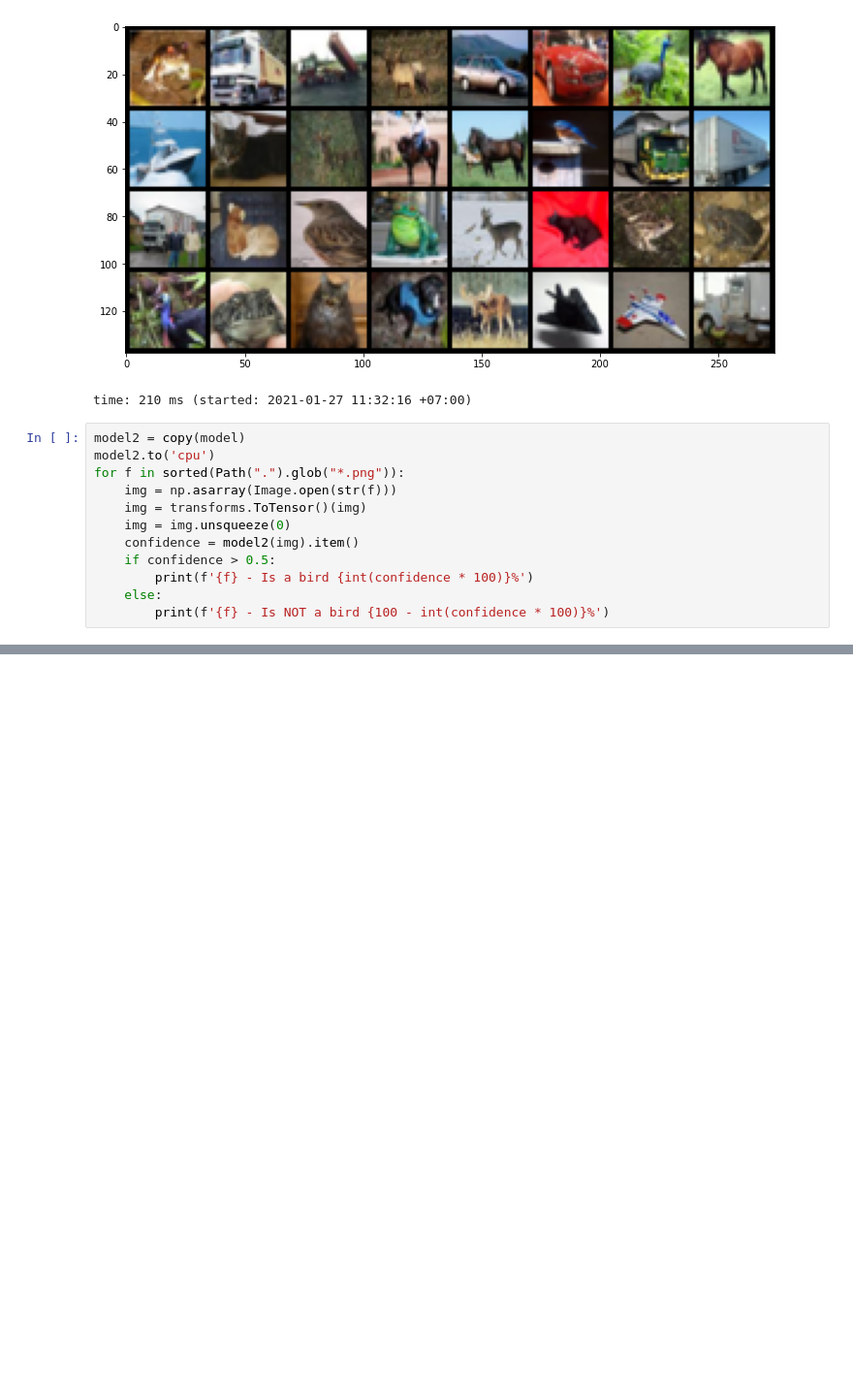
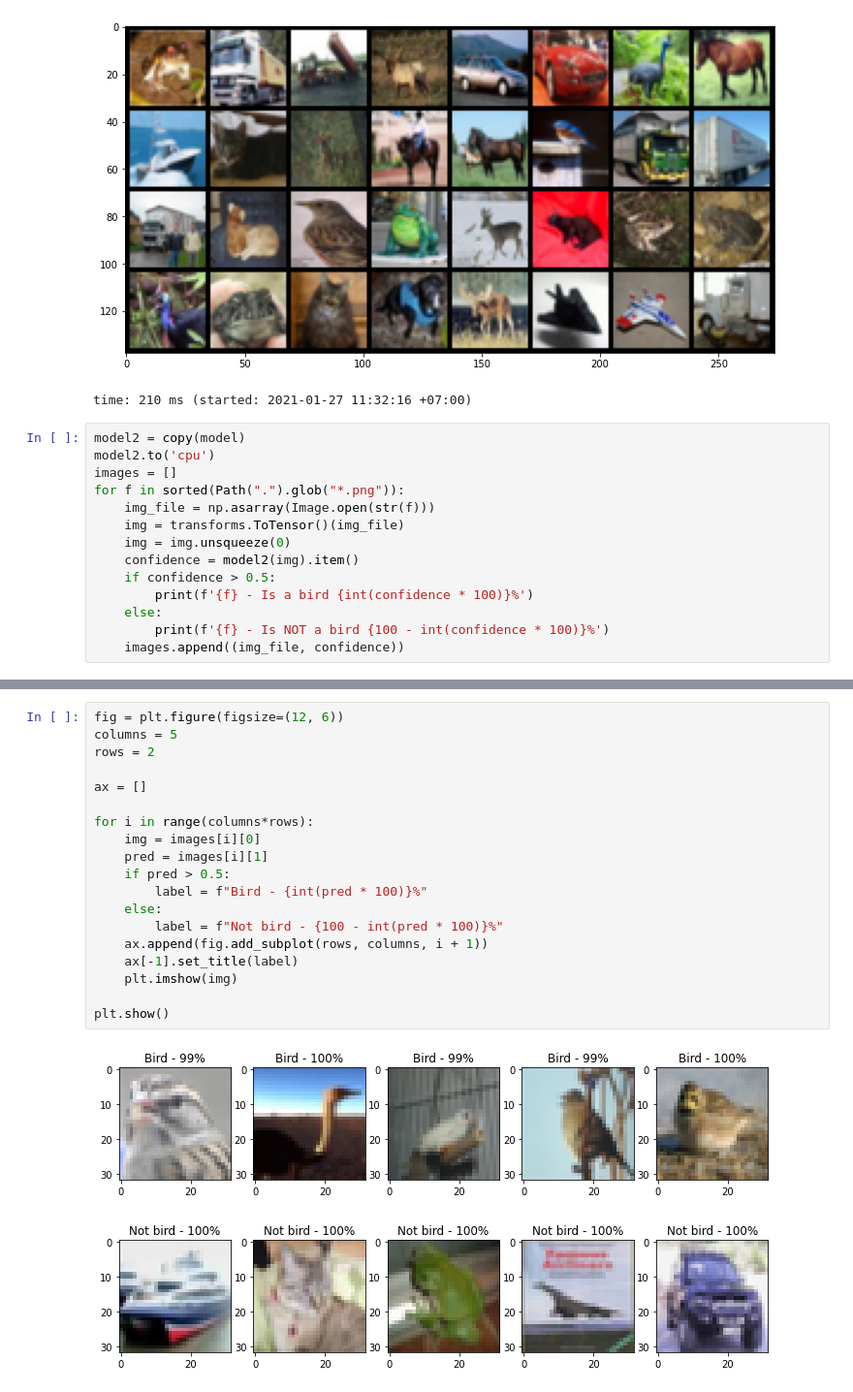
Before and after one commit to tudoanh/ml_pytorch, a Jupyter notebook: 03_bird_classifier_cnns/CNN Birds Classifiers.ipynb, the cells around one changed output, grey strips where cells are left out. Shown: that part at 97% size. Cells and saved outputs as stored; diff of their text form; blank space fills up the shorter version.

Commit message:
update visual

```diff
--- a/03_bird_classifier_cnns/CNN Birds Classifiers.ipynb
+++ b/03_bird_classifier_cnns/CNN Birds Classifiers.ipynb
@@ -169,15 +169,17 @@ time: 210 ms (started: 2021-01-27 11:32:16 +07:00)
 # %%
 model2 = copy(model)
 model2.to('cpu')
+images = []
 for f in sorted(Path(".").glob("*.png")):
-    img = np.asarray(Image.open(str(f)))
-    img = transforms.ToTensor()(img)
+    img_file = np.asarray(Image.open(str(f)))
+    img = transforms.ToTensor()(img_file)
     img = img.unsqueeze(0)
     confidence = model2(img).item()
     if confidence > 0.5:
         print(f'{f} - Is a bird {int(confidence * 100)}%')
     else:
         print(f'{f} - Is NOT a bird {100 - int(confidence * 100)}%')
+    images.append((img_file, confidence))
 # %% [output]
 bird1.png - Is a bird 99%
 bird2.png - Is a bird 100%
@@ -192,0 +195,21 @@ time: 58.2 ms (started: 2021-01-27 16:07:02 +07:00)
+# %%
+fig = plt.figure(figsize=(12, 6))
+columns = 5
+rows = 2
+
+ax = []
+
+for i in range(columns*rows):
+    img = images[i][0]
+    pred = images[i][1]
+    if pred > 0.5:
+        label = f"Bird - {int(pred * 100)}%"
+    else:
+        label = f"Not bird - {100 - int(pred * 100)}%"
+    ax.append(fig.add_subplot(rows, columns, i + 1))
+    ax[-1].set_title(label)
+    plt.imshow(img)
+
+plt.show()
+# %% [output]
+[figure, added]
```
Also changed, not shown: parts of 3 cells of this notebook.
